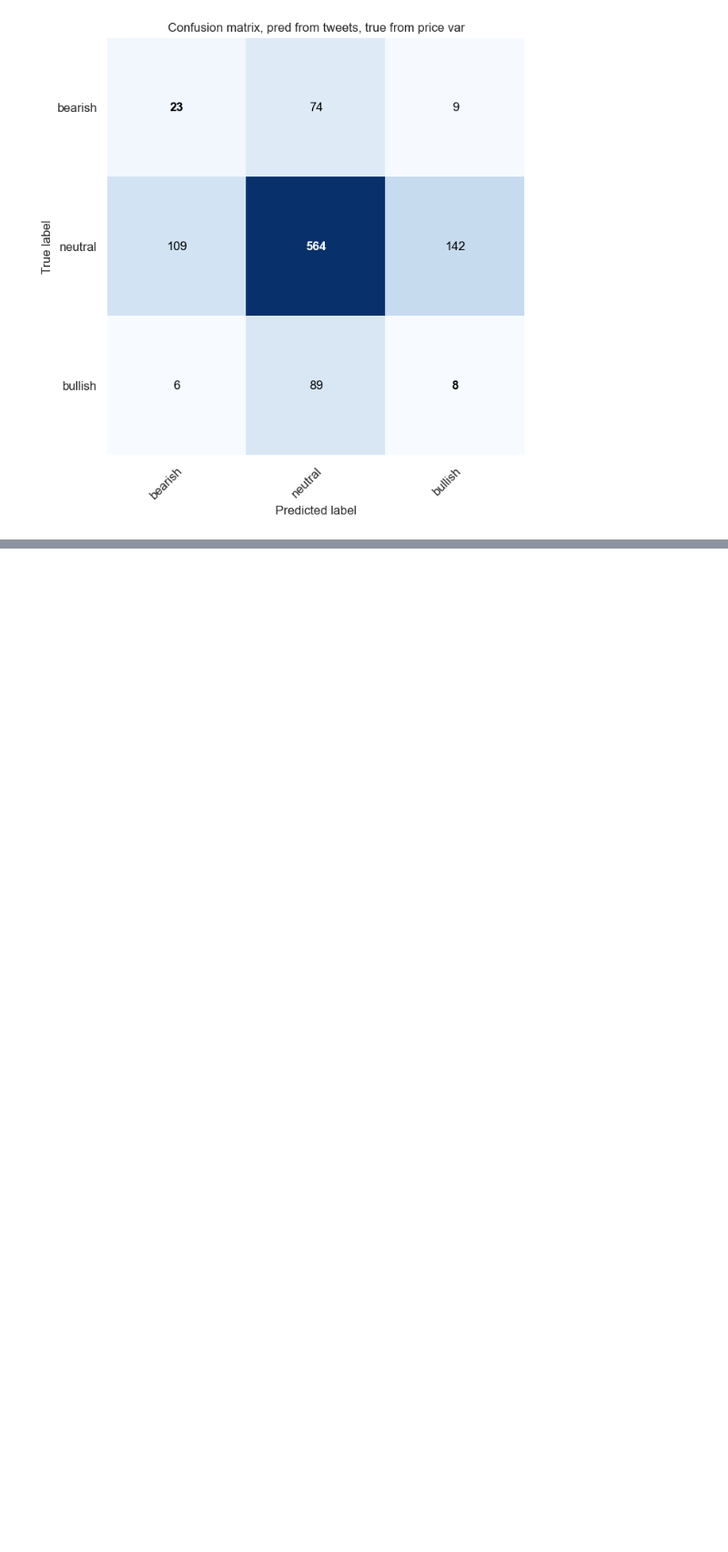
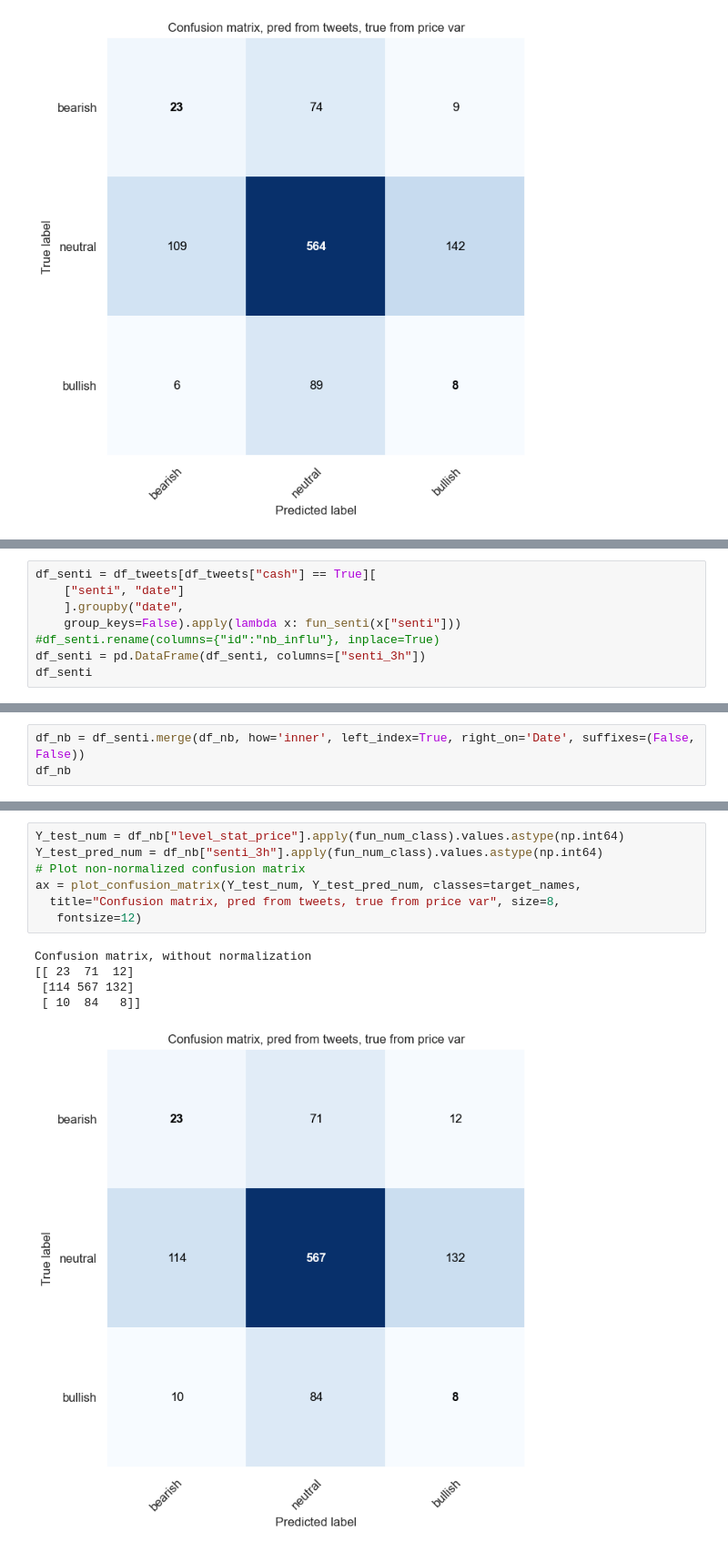
Before and after one commit to jeugregg/TokenSentiment, a Jupyter notebook: 01_data_exploration.ipynb, the cells around one changed output, grey strips where cells are left out. Shown at 91% size. Cells and saved outputs as stored; diff of their text form; blank space fills up the shorter version.

Commit message:
add tweet sentiment 3 hours before

```diff
--- a/01_data_exploration.ipynb
+++ b/01_data_exploration.ipynb
@@ -2058,0 +2077,8 @@ Confusion matrix, without normalization
+# %%
+df_senti = df_tweets[df_tweets["cash"] == True][
+    ["senti", "date"]
+    ].groupby("date",
+    group_keys=False).apply(lambda x: fun_senti(x["senti"]))
+#df_senti.rename(columns={"id":"nb_influ"}, inplace=True)
+df_senti = pd.DataFrame(df_senti, columns=["senti_3h"])
+df_senti
@@ -2058,0 +2100,3 @@ Confusion matrix, without normalization
+# %%
+df_nb = df_senti.merge(df_nb, how='inner', left_index=True, right_on='Date', suffixes=(False, False))
+df_nb
@@ -2058,0 +2117,13 @@ Confusion matrix, without normalization
+# %%
+Y_test_num = df_nb["level_stat_price"].apply(fun_num_class).values.astype(np.int64)
+Y_test_pred_num = df_nb["senti_3h"].apply(fun_num_class).values.astype(np.int64)
+# Plot non-normalized confusion matrix
+ax = plot_confusion_matrix(Y_test_num, Y_test_pred_num, classes=target_names,
+  title="Confusion matrix, pred from tweets, true from price var", size=8,
+   fontsize=12)
+# %% [output]
+Confusion matrix, without normalization
+[[ 23  71  12]
+ [114 567 132]
+ [ 10  84   8]]
+[figure, added]
```
Also changed, not shown: parts of 4 cells of this notebook.
